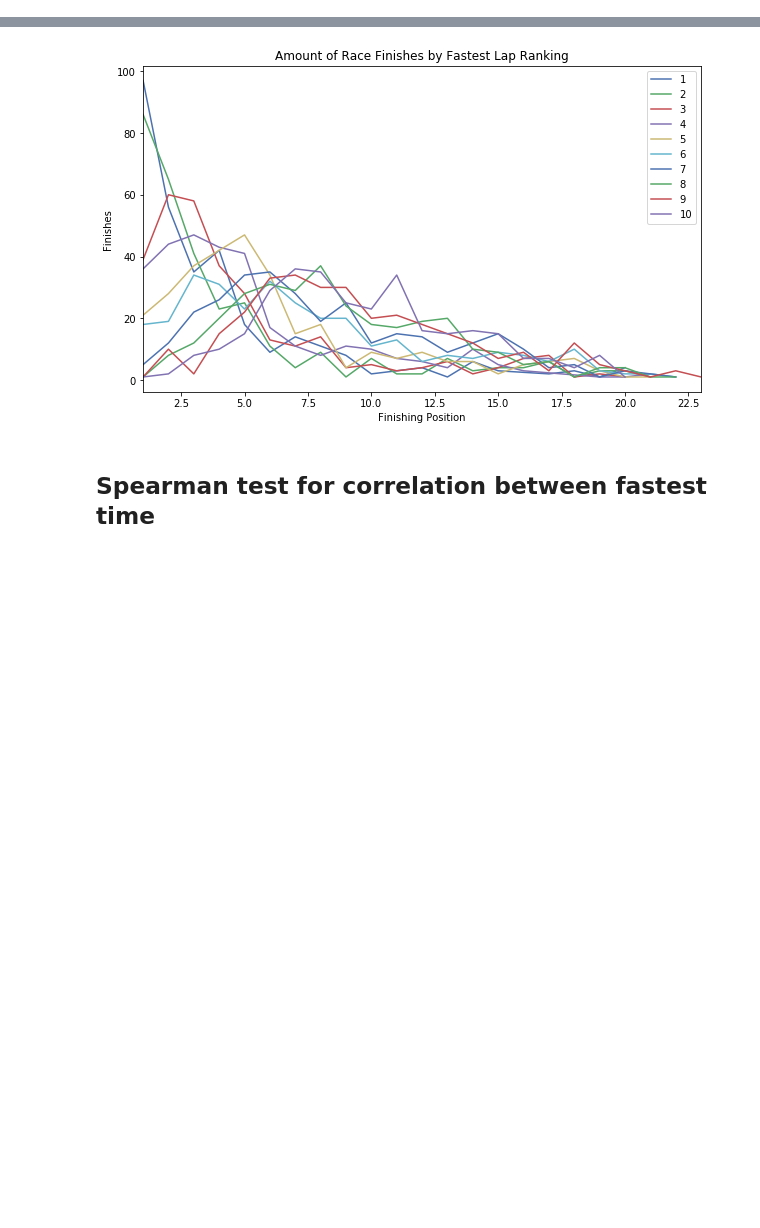
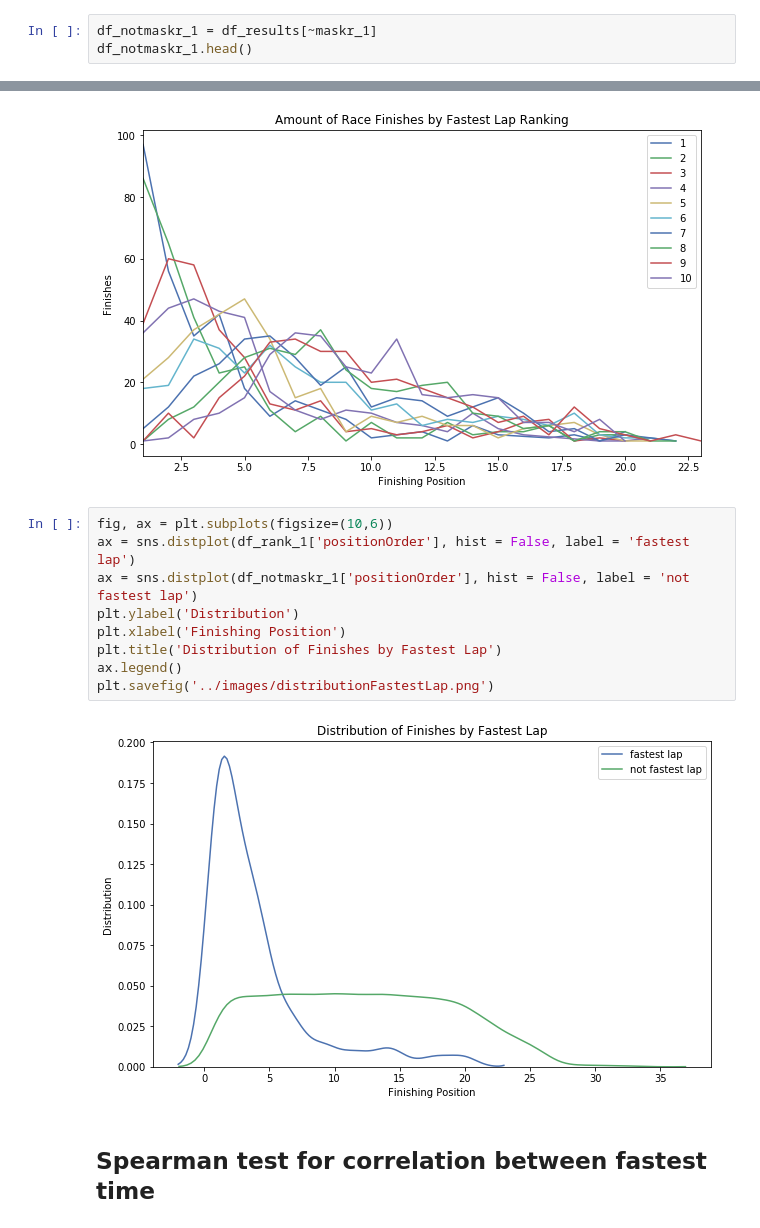
Before and after one commit to cvqnguyen/formula_1_exploration, a Jupyter notebook: notebooks/exploratory_notebook.ipynb, the cells around one changed output, grey strips where cells are left out. Saved outputs shown, nothing was run; the diff lists cells and outputs as text; blank space fills up the shorter version.

```diff
--- a/notebooks/exploratory_notebook.ipynb
+++ b/notebooks/exploratory_notebook.ipynb
@@ -396,3 +425,6 @@ df_rank_1.head()
 | 48 | 49 | 20 | 5 | 1 | 23 | 5 | 5 | 5 | 5 | ... |
 | 66 | 67 | 21 | 8 | 6 | 1 | 1 | 1 | 1 | 1 | ... |
 | 90 | 91 | 22 | 8 | 6 | 1 | 4 | 3 | 3 | 3 | ... |
+# %%
+df_notmaskr_1 = df_results[~maskr_1]
+df_notmaskr_1.head()
@@ -449,6 +488,17 @@ plt.savefig('../images/fastestlaprankfinish.png')
 # %% [output]
 ''
 [figure]
+# %%
+fig, ax = plt.subplots(figsize=(10,6))
+ax = sns.distplot(df_rank_1['positionOrder'], hist = False, label = 'fastest lap')
+ax = sns.distplot(df_notmaskr_1['positionOrder'], hist = False, label = 'not fastest lap')
+plt.ylabel('Distribution')
+plt.xlabel('Finishing Position')
+plt.title('Distribution of Finishes by Fastest Lap')
+ax.legend()
+plt.savefig('../images/distributionFastestLap.png')
+# %% [output]
+[figure, added]
 # %% [markdown]
 ## Spearman test for correlation between fastest time
 # %%
```
Also changed, not shown: parts of 5 cells of this notebook.
